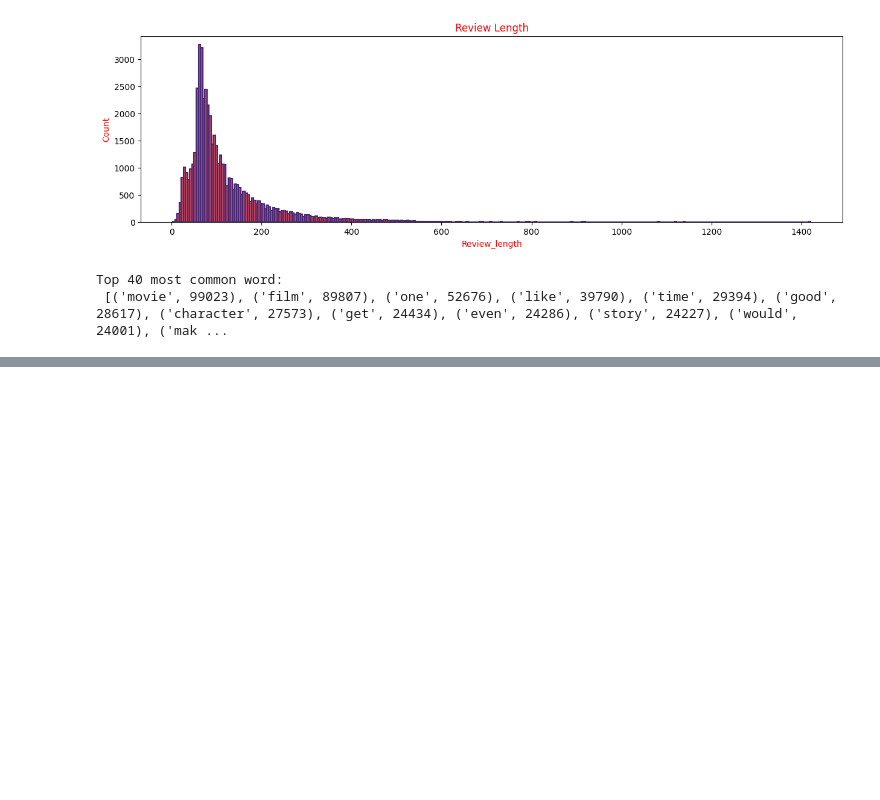
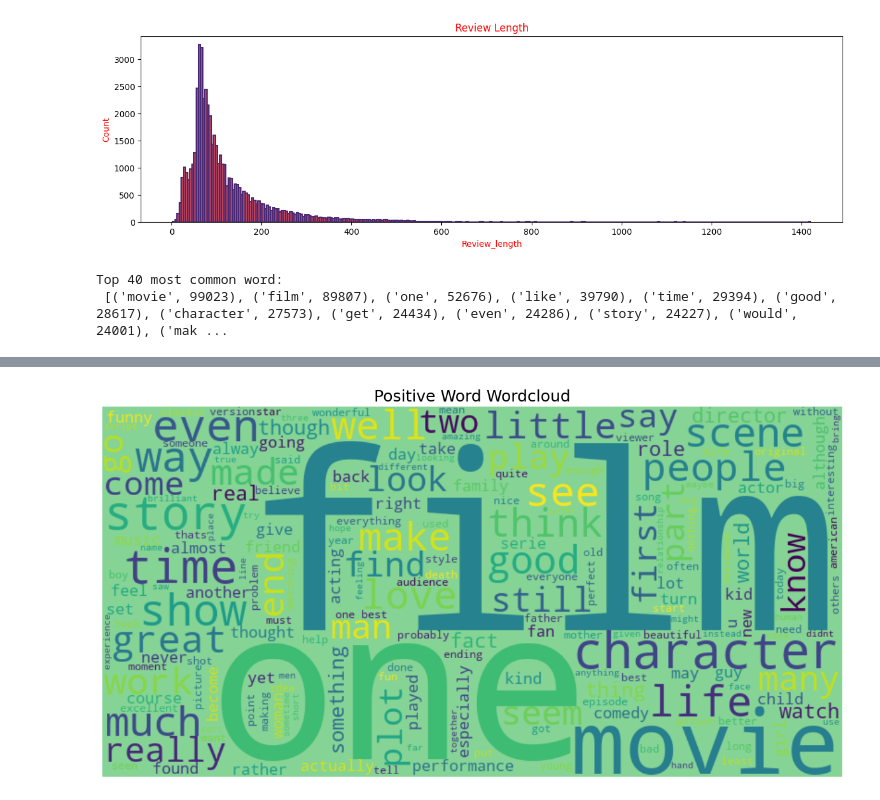
Before and after one commit to Md-Maruf-1727/movie-review-sentiment-analysis, a Jupyter notebook: Notebook/03_eda-visualization.ipynb, the cells around one changed output, grey strips where cells are left out. Cells and saved outputs as stored; diff of their text form; code cells hidden in the pictures; blank space fills up the shorter version.

Commit message:
wordcloud

```diff
--- a/Notebook/03_eda-visualization.ipynb
+++ b/Notebook/03_eda-visualization.ipynb
@@ -106,0 +107,6 @@ plt.show()
+# %%
+positive_word = " ".join(df[df['sentiment'] == 'positive']['cleaned_text']).split()
+pos_count = Counter(positive_word).most_common(15)
+
+negative_word = " ".join(df[df['sentiment'] == 'negative']['cleaned_text']).split()
+neg_count = Counter(negative_word).most_common(15)
@@ -106,0 +119,19 @@ plt.show()
+# %%
+def create_cloud(string, title=None):
+    cloud = WordCloud(
+        height=400,
+        width=800,
+        background_color="#85D495",
+        min_font_size=10
+    ).generate(string)
+
+    plt.figure(figsize=(15,10))
+    plt.imshow(cloud, interpolation='bilinear')
+    plt.axis('off')
+    if title:
+        plt.title(title, fontdict={'fontsize': 18})
+    plt.show()
+# %%
+create_cloud(" ".join(positive_word), "Positive Word Wordcloud")
+# %% [output]
+[figure, added]
```
Also changed, not shown: parts of 3 cells of this notebook.
